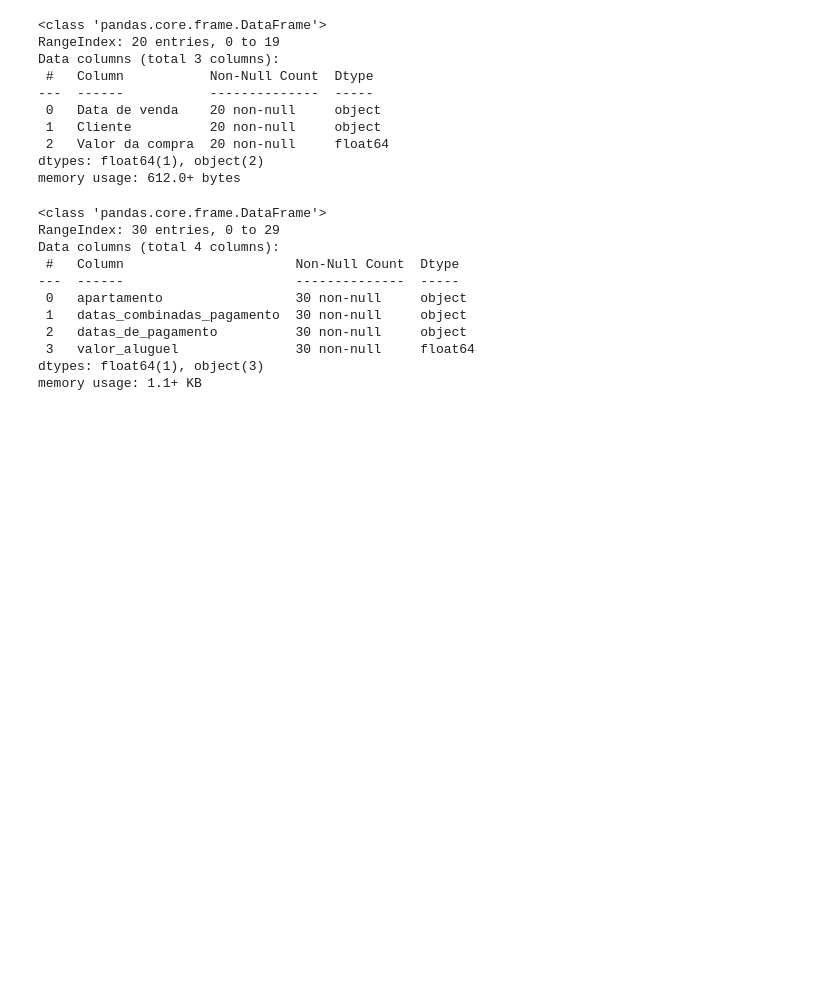
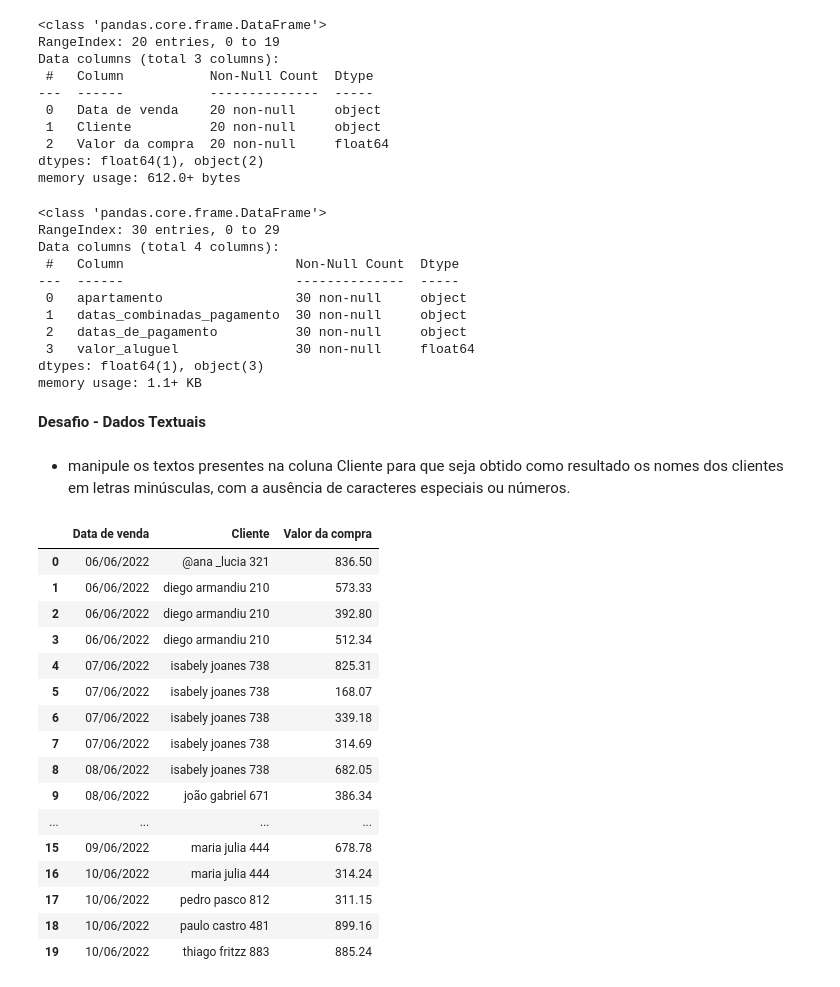
Before and after one commit to victorccampos/DataScienceWithPython, a Jupyter notebook: Pandas/pandas04_desafios.ipynb, the cells around one changed output. Cells and saved outputs as stored; diff of their text form; code cells hidden in the pictures; blank space fills up the shorter version.

```diff
--- a/Pandas/pandas04_desafios.ipynb
+++ b/Pandas/pandas04_desafios.ipynb
@@ -59,3 +59,30 @@ Data columns (total 4 columns):
  3   valor_aluguel               30 non-null     float64
 dtypes: float64(1), object(3)
 memory usage: 1.1+ KB
+# %% [markdown]
+__Desafio - Dados Textuais__
+# %% [markdown]
+- manipule os textos presentes na coluna Cliente para que seja obtido como resultado os nomes dos clientes em letras minúsculas, com a ausência de caracteres especiais ou números.
+# %%
+# Minusculas
+dados_vendas['Cliente'] = dados_vendas['Cliente'].str.lower()
+# %%
+dados_vendas
+# %% [output]
+|  | Data de venda | Cliente | Valor da compra |
+| 0 | 06/06/2022 | @ana _lucia 321 | 836.50 |
+| 1 | 06/06/2022 | diego armandiu 210 | 573.33 |
+| 2 | 06/06/2022 | diego armandiu 210 | 392.80 |
+| 3 | 06/06/2022 | diego armandiu 210 | 512.34 |
+| 4 | 07/06/2022 | isabely joanes 738 | 825.31 |
+| 5 | 07/06/2022 | isabely joanes 738 | 168.07 |
+| 6 | 07/06/2022 | isabely joanes 738 | 339.18 |
+| 7 | 07/06/2022 | isabely joanes 738 | 314.69 |
+| 8 | 08/06/2022 | isabely joanes 738 | 682.05 |
+| 9 | 08/06/2022 | joão gabriel 671 | 386.34 |
+| ... | ... | ... | ... |
+| 15 | 09/06/2022 | maria julia 444 | 678.78 |
+| 16 | 10/06/2022 | maria julia 444 | 314.24 |
+| 17 | 10/06/2022 | pedro pasco 812 | 311.15 |
+| 18 | 10/06/2022 | paulo castro 481 | 899.16 |
+| 19 | 10/06/2022 | thiago fritzz 883 | 885.24 |
```
Also changed, not shown: parts of 5 cells of this notebook, 1 other file.
